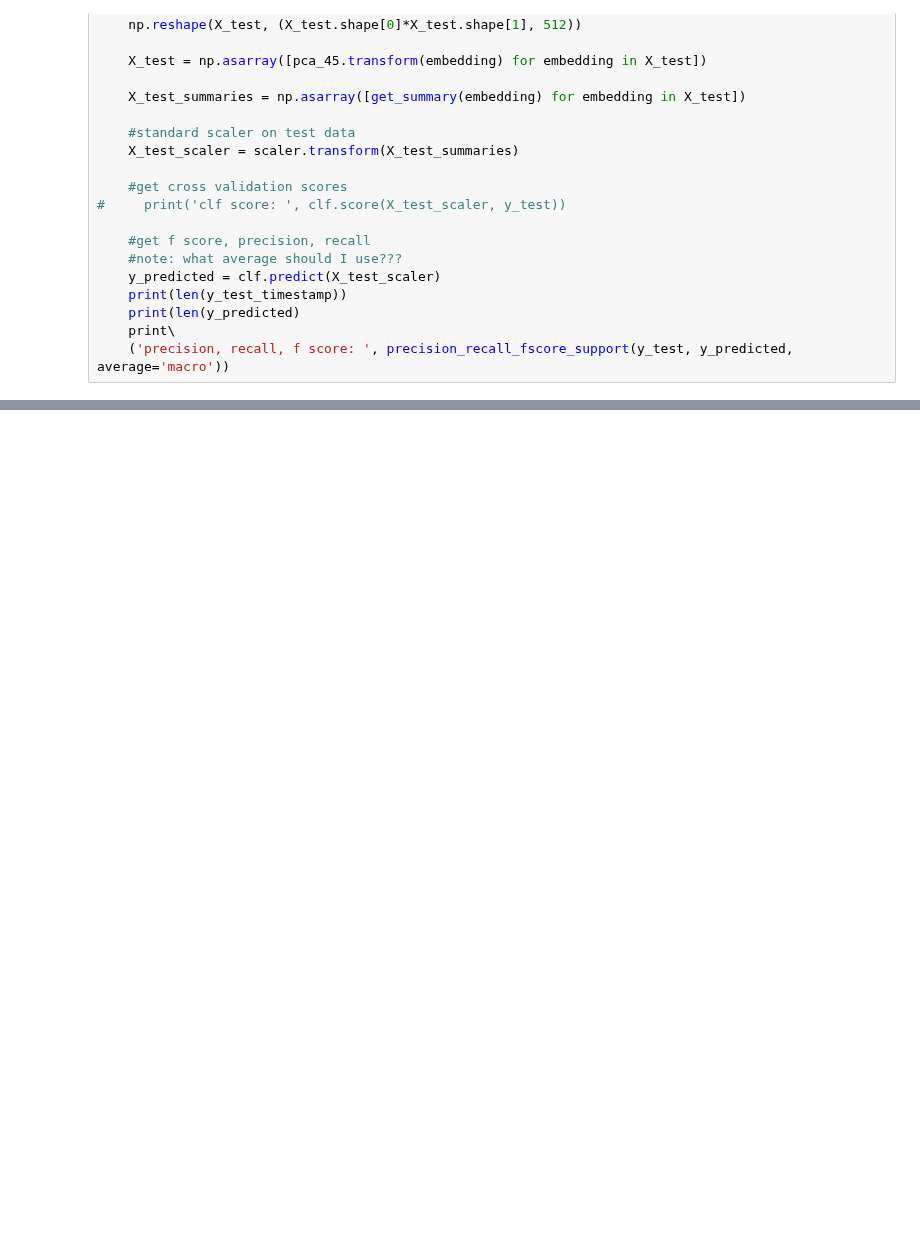
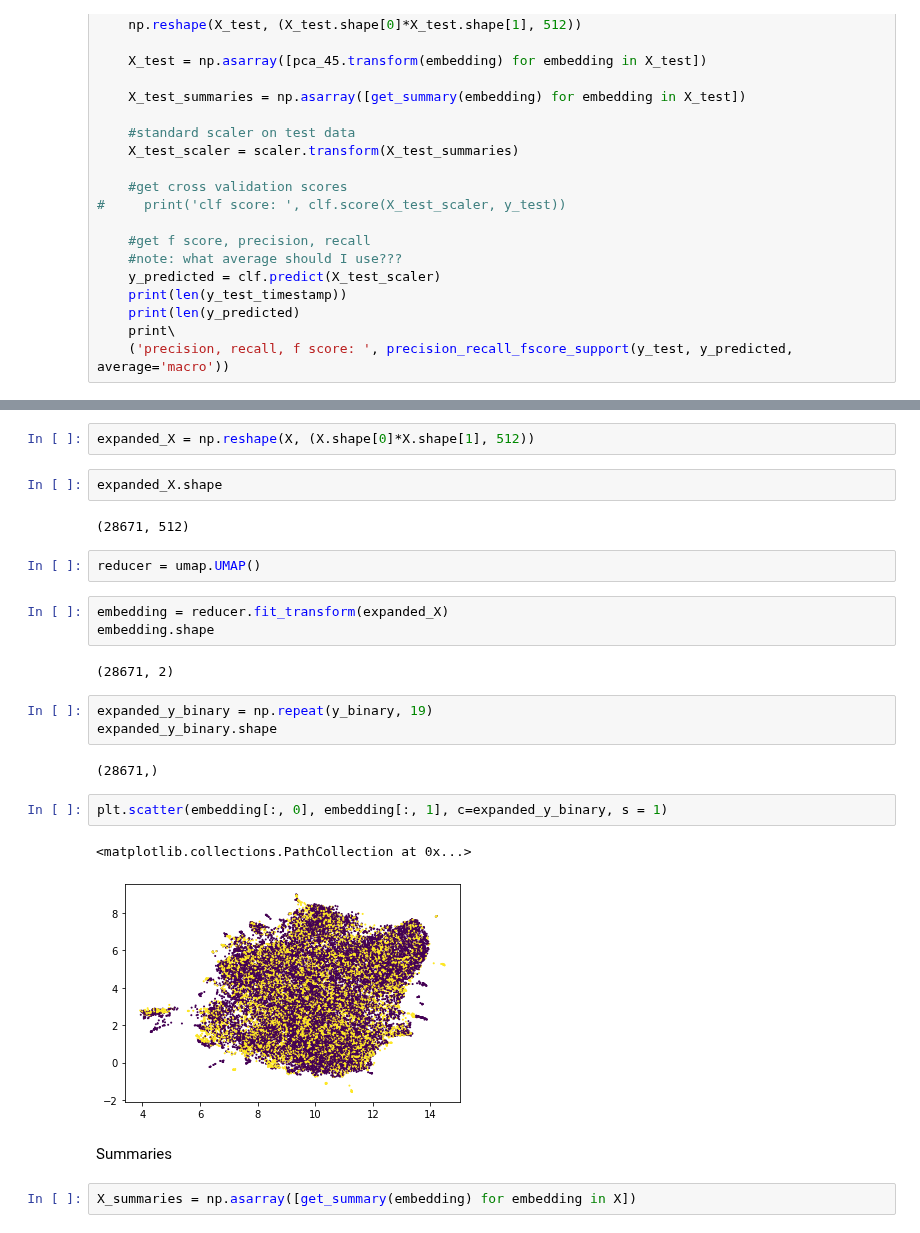
Before and after one commit to marin-hyatt/public-redhook-analysis, a Jupyter notebook: notebooks/Truck_Training.ipynb, the cells around one changed output, grey strips where cells are left out. Drawn from its saved outputs; the diff is of its cells as text; blank space fills up the shorter version.

```diff
--- a/notebooks/Truck_Training.ipynb
+++ b/notebooks/Truck_Training.ipynb
@@ -652,0 +677,27 @@ for train_index, test_index in leaveOneOut.split(X):
+# %%
+expanded_X = np.reshape(X, (X.shape[0]*X.shape[1], 512))
+# %%
+expanded_X.shape
+# %% [output]
+(28671, 512)
+# %%
+reducer = umap.UMAP()
+# %%
+embedding = reducer.fit_transform(expanded_X)
+embedding.shape
+# %% [output]
+(28671, 2)
+# %%
+expanded_y_binary = np.repeat(y_binary, 19)
+expanded_y_binary.shape
+# %% [output]
+(28671,)
+# %%
+plt.scatter(embedding[:, 0], embedding[:, 1], c=expanded_y_binary, s = 1)
+# %% [output]
+<matplotlib.collections.PathCollection at 0x...>
+[figure, added]
+# %% [markdown]
+Summaries
+# %%
+X_summaries = np.asarray([get_summary(embedding) for embedding in X])
```
Also changed, not shown: parts of 16 cells of this notebook.
